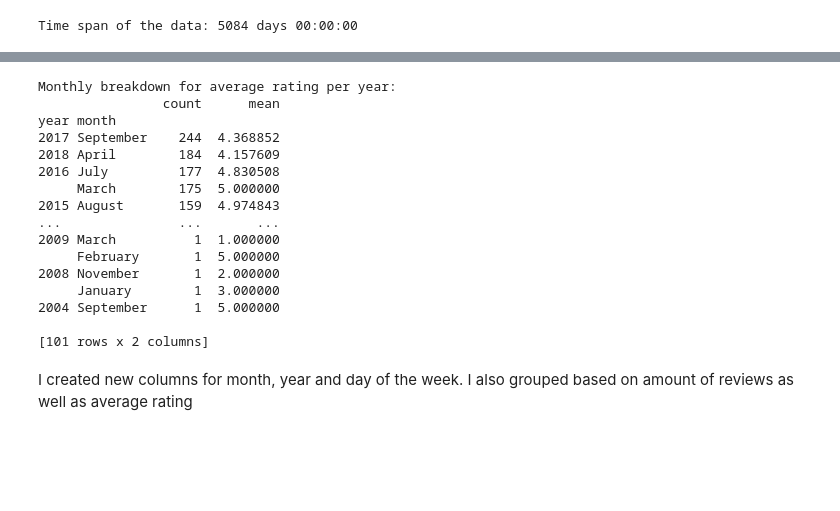
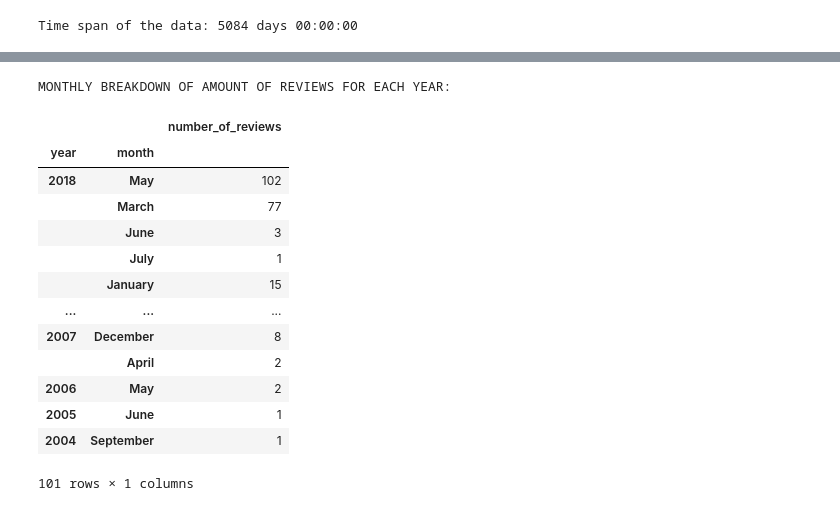
Before and after one commit to ahmadbashorun/AI6-amazon-reviews-EDA-project, a Jupyter notebook: Beauty_cleaning.ipynb, the cells around one changed output, grey strips where cells are left out. Cells and saved outputs as stored; diff of their text form; code cells hidden in the pictures; blank space fills up the shorter version.

```diff
--- a/Beauty_cleaning.ipynb
+++ b/Beauty_cleaning.ipynb
@@ -178,24 +146,23 @@ year
-# %%
-yearly_month_rating = beauty_df.groupby(["year", "month"])["productRating"].agg(["count","mean"]).sort_values(
-    by="count", ascending=False)
-
-print("Monthly breakdown for average rating per year: \n{}".format(yearly_month_rating))
-# %% [output]
-Monthly breakdown for average rating per year:
-                count      mean
-year month
-2017 September    244  4.368852
-2018 April        184  4.157609
-2016 July         177  4.830508
-     March        175  5.000000
-2015 August       159  4.974843
-...               ...       ...
-2009 March          1  1.000000
-     February       1  5.000000
-2008 November       1  2.000000
-     January        1  3.000000
-2004 September      1  5.000000
-
-[101 rows x 2 columns]
-# %% [markdown]
-I created new columns for month, year and day of the week. I also grouped based on amount of reviews as well as average rating
+# %%
+year_month_count = beauty_df.groupby(["year", "month"]).count().sort_values(
+    "year", ascending=False)[["reviewText"]]
+year_month_count.rename(columns={"reviewText":"number_of_reviews"}, inplace=True)
+
+print("MONTHLY BREAKDOWN OF AMOUNT OF REVIEWS FOR EACH YEAR:")
+year_month_count
+# %% [output]
+MONTHLY BREAKDOWN OF AMOUNT OF REVIEWS FOR EACH YEAR:
+|  |  | number_of_reviews |
+| year | month |  |
+| 2018 | May | 102 |
+|  | March | 77 |
+|  | June | 3 |
+|  | July | 1 |
+|  | January | 15 |
+| ... | ... | ... |
+| 2007 | December | 8 |
+|  | April | 2 |
+| 2006 | May | 2 |
+| 2005 | June | 1 |
+| 2004 | September | 1 |
+101 rows × 1 columns
```
Also changed, not shown: parts of 7 cells of this notebook.
